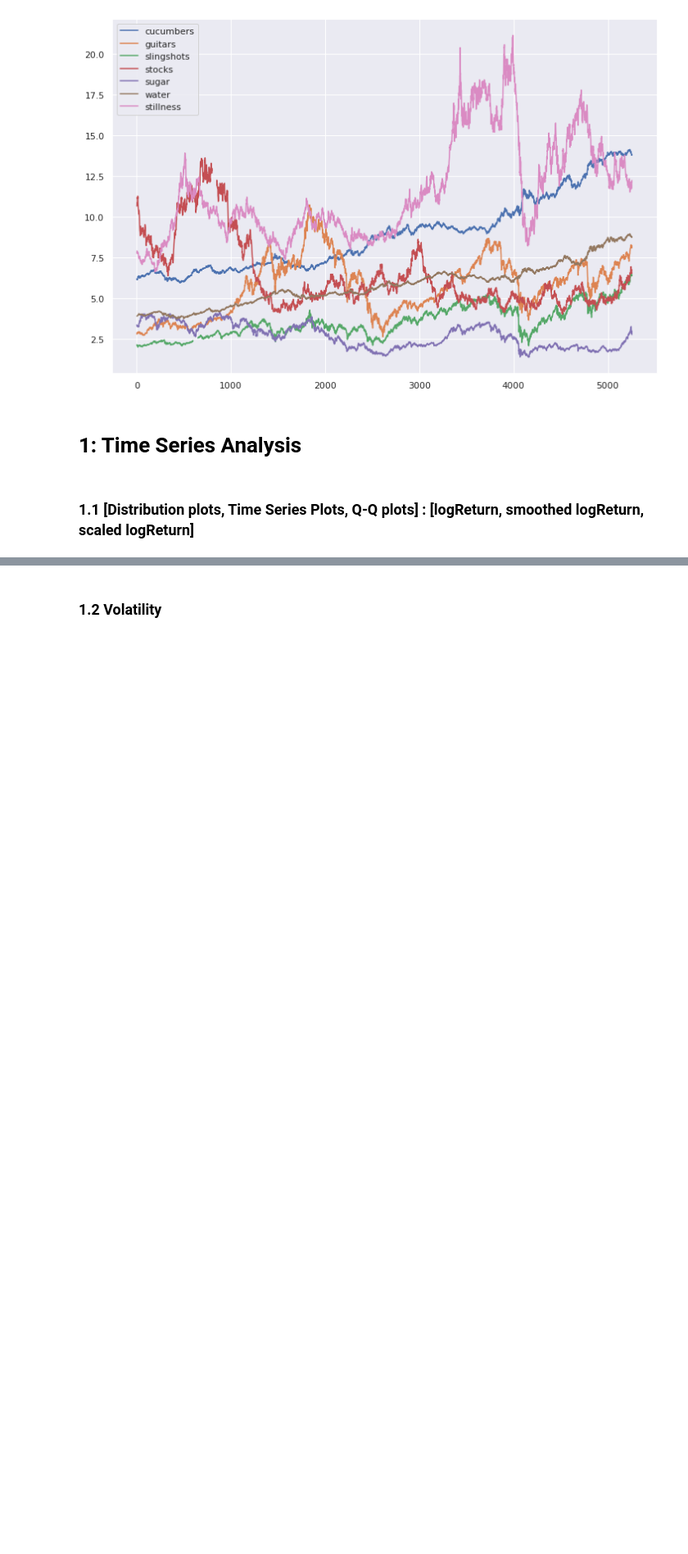
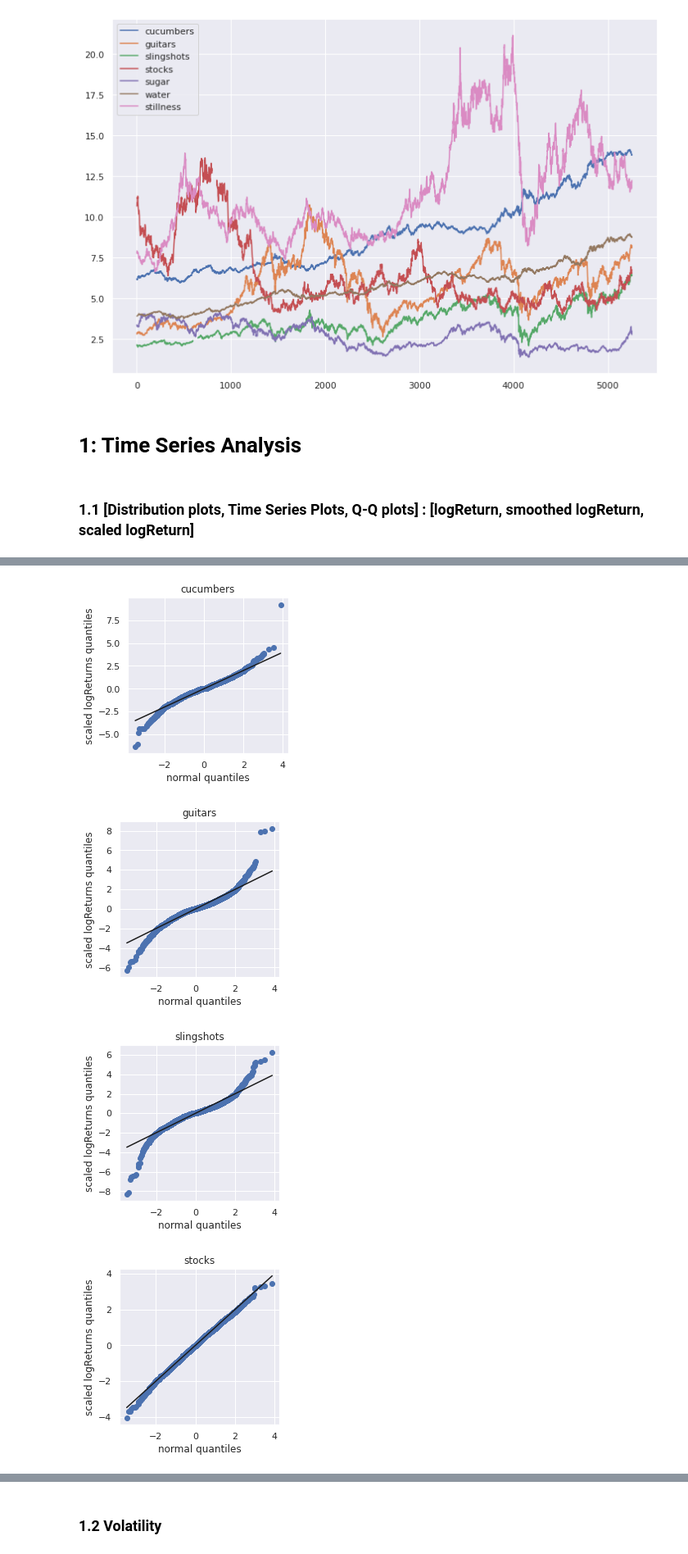
Before and after one commit to miaonaise/Lynx_case, a Jupyter notebook: Spiff.ipynb, the cells around one changed output, grey strips where cells are left out. Shown at 82% size. Drawn from its saved outputs; the diff is of its cells as text; code cells hidden in the pictures; blank space fills up the shorter version.

```diff
--- a/Spiff.ipynb
+++ b/Spiff.ipynb
@@ -102,5 +128,9 @@ df_logReturns_scaled['day'] = df_prices['day']
 # %%
 # Q-Q plot
 
-#plotting.QQnormal(logReturns,commodities,std=1)
-#plotting.DFQQnormal(df_logReturns_EWscaled,y_label='scaled logReturns')
+plotting.DFQQnormal(df_logReturns,y_label='scaled logReturns')
+# %% [output]
+[figure, added]
+[figure, added]
+[figure, added]
+[figure, added]
```
Also changed, not shown: parts of 13 cells of this notebook.
